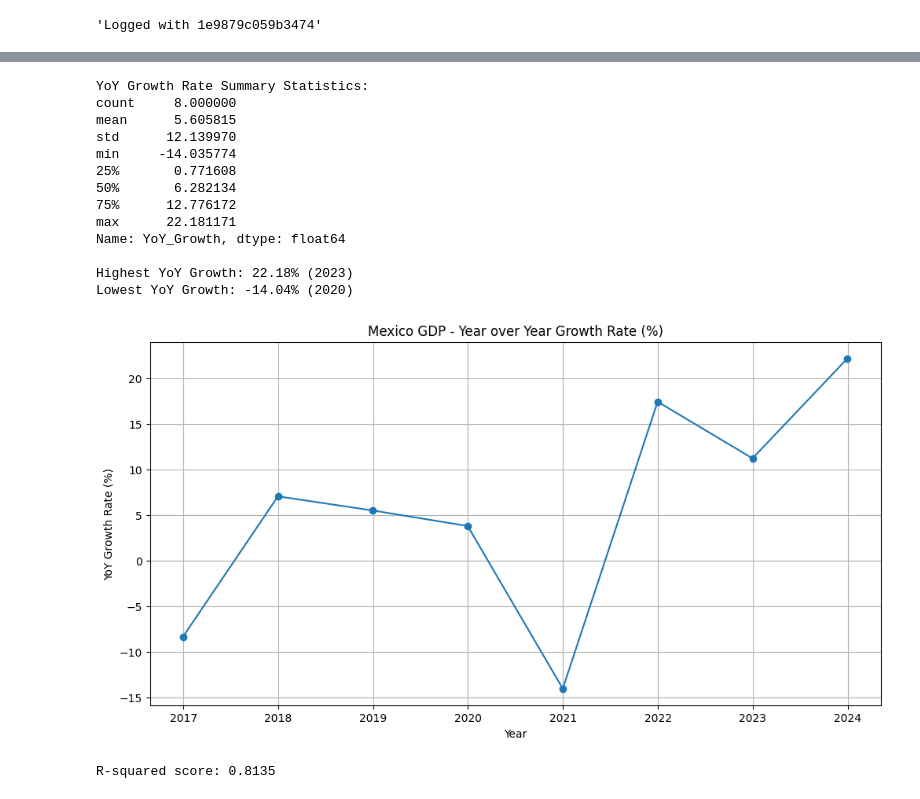
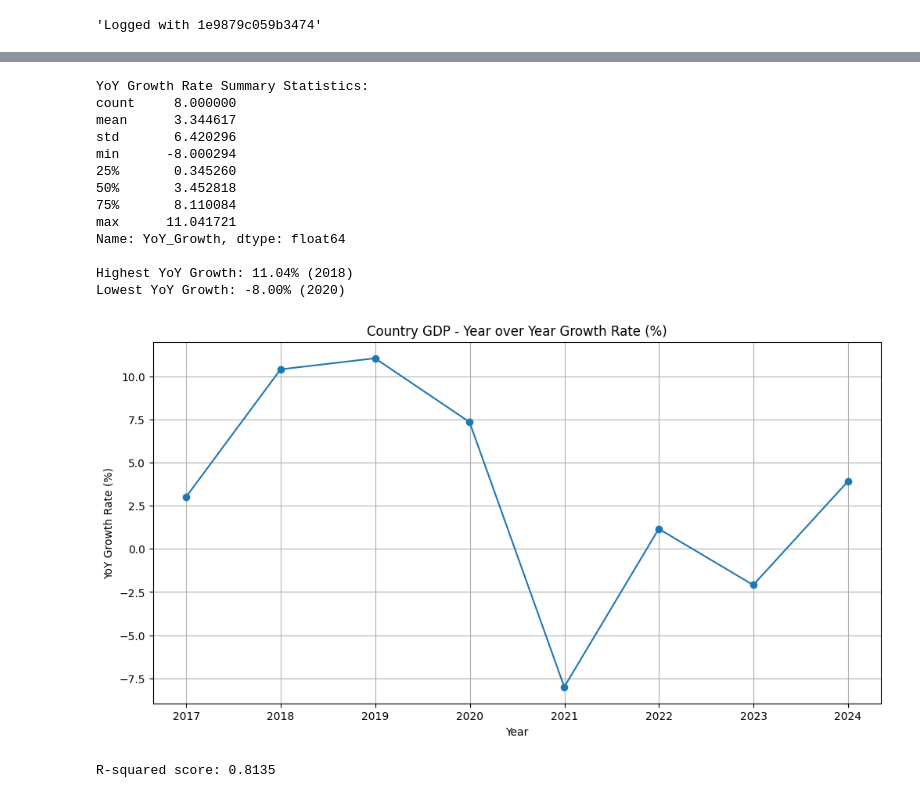
Before and after one commit to SunLang333/tradingeconomics, a Jupyter notebook: python/my_work/app.ipynb, the cells around one changed output, grey strips where cells are left out. Cells and saved outputs as stored; diff of their text form; code cells hidden in the pictures.

Commit message:
TO DO: DATE

```diff
--- a/python/my_work/app.ipynb
+++ b/python/my_work/app.ipynb
@@ -10,6 +10,7 @@ te.login('1e9879c059b3474:6hr5wpdewahqbsf')
 # %% [output]
 'Logged with 1e9879c059b3474'
 # %%
-data = te.getHistoricalData(country=['mexico'], indicator=['gdp'], initDate='2015-01-01', output_type='df')
+country = input("Enter the country: ")
+data = te.getHistoricalData(country=[country], indicator=['gdp'], initDate='2015-01-01', output_type='df')
 pd.DataFrame(data)
 # %% [output]
@@ -27,45 +18,45 @@ pd.DataFrame(data)
 # %%
 # Clean the data by removing the first row (free account message) and reset index
-clean_data = data[data['Country'] == 'Mexico'].copy()
+clean_data = data[data['Country'].isin(['Mexico', 'New Zealand', 'Sweden', 'Thailand'])].copy()
 clean_data['DateTime'] = pd.to_datetime(clean_data['DateTime'])
 clean_data = clean_data.sort_values('DateTime')
 
 # Calculate YoY growth rate
 clean_data['YoY_Growth'] = clean_data['Value'].pct_change() * 100
 
 # Create a new plot
 plt.figure(figsize=(12, 6))
 plt.plot(clean_data['DateTime'], clean_data['YoY_Growth'], marker='o')
-plt.title('Mexico GDP - Year over Year Growth Rate (%)')
+plt.title('Country GDP - Year over Year Growth Rate (%)')
 plt.xlabel('Year')
 plt.ylabel('YoY Growth Rate (%)')
 plt.grid(True)
 
 # Print summary statistics
 print("\nYoY Growth Rate Summary Statistics:")
 print(clean_data['YoY_Growth'].describe())
 
 # Find years with highest and lowest growth
 max_growth = clean_data.loc[clean_data['YoY_Growth'].idxmax()]
 min_growth = clean_data.loc[clean_data['YoY_Growth'].idxmin()]
 
 print(f"\nHighest YoY Growth: {max_growth['YoY_Growth']:.2f}% ({max_growth['DateTime'].year})")
 print(f"Lowest YoY Growth: {min_growth['YoY_Growth']:.2f}% ({min_growth['DateTime'].year})")
 # %% [output]
 YoY Growth Rate Summary Statistics:
 count     8.000000
-mean      5.605815
-std      12.139970
-min     -14.035774
-25%       0.771608
-50%       6.282134
-75%      12.776172
-max      22.181171
+mean      3.344617
+std       6.420296
+min      -8.000294
+25%       0.345260
+50%       3.452818
+75%       8.110084
+max      11.041721
 Name: YoY_Growth, dtype: float64
 
-Highest YoY Growth: 22.18% (2023)
-Lowest YoY Growth: -14.04% (2020)
+Highest YoY Growth: 11.04% (2018)
+Lowest YoY Growth: -8.00% (2020)
-[figure, old version]
+[figure, new version]
 # %%
 # Data preparation
 X = (clean_data['DateTime'] - clean_data['DateTime'].min()).dt.days.values.reshape(-1, 1)
```
Also changed, not shown: parts of 2 cells of this notebook, 11 other files.
